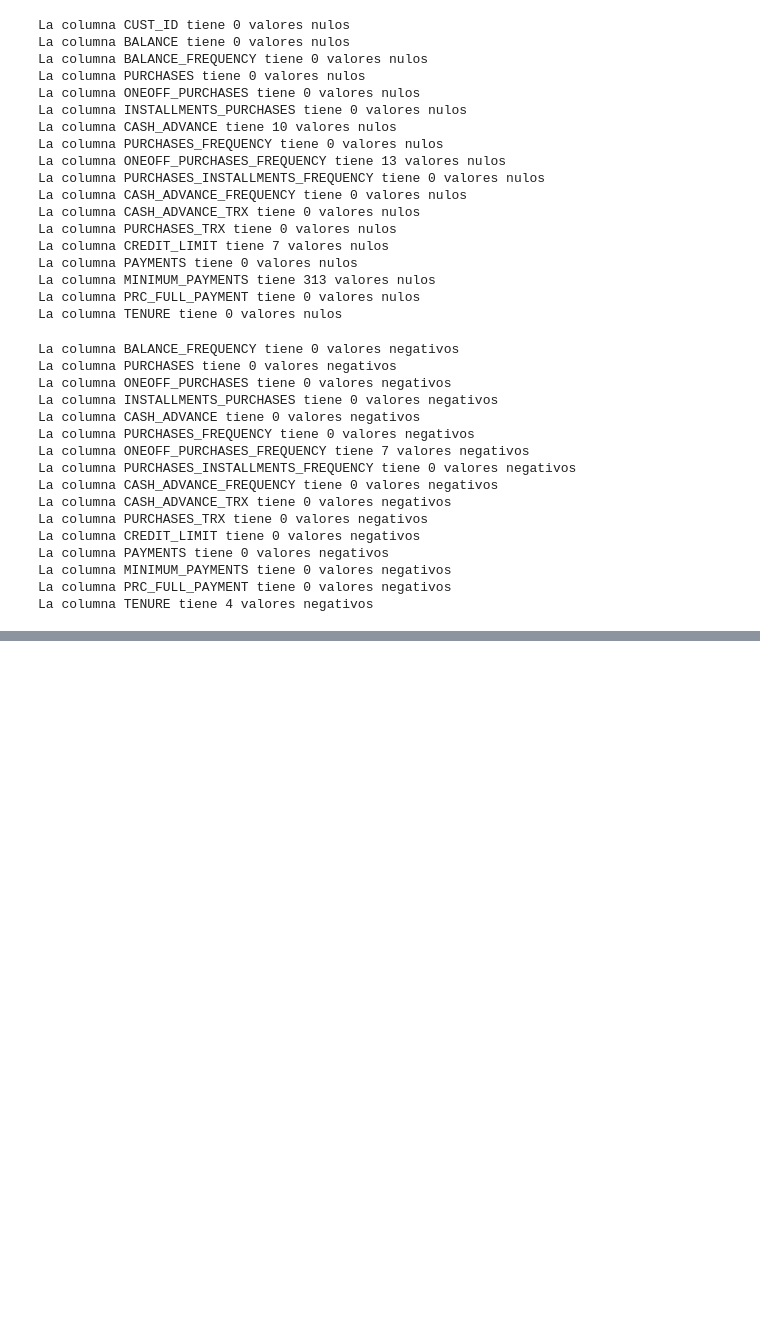
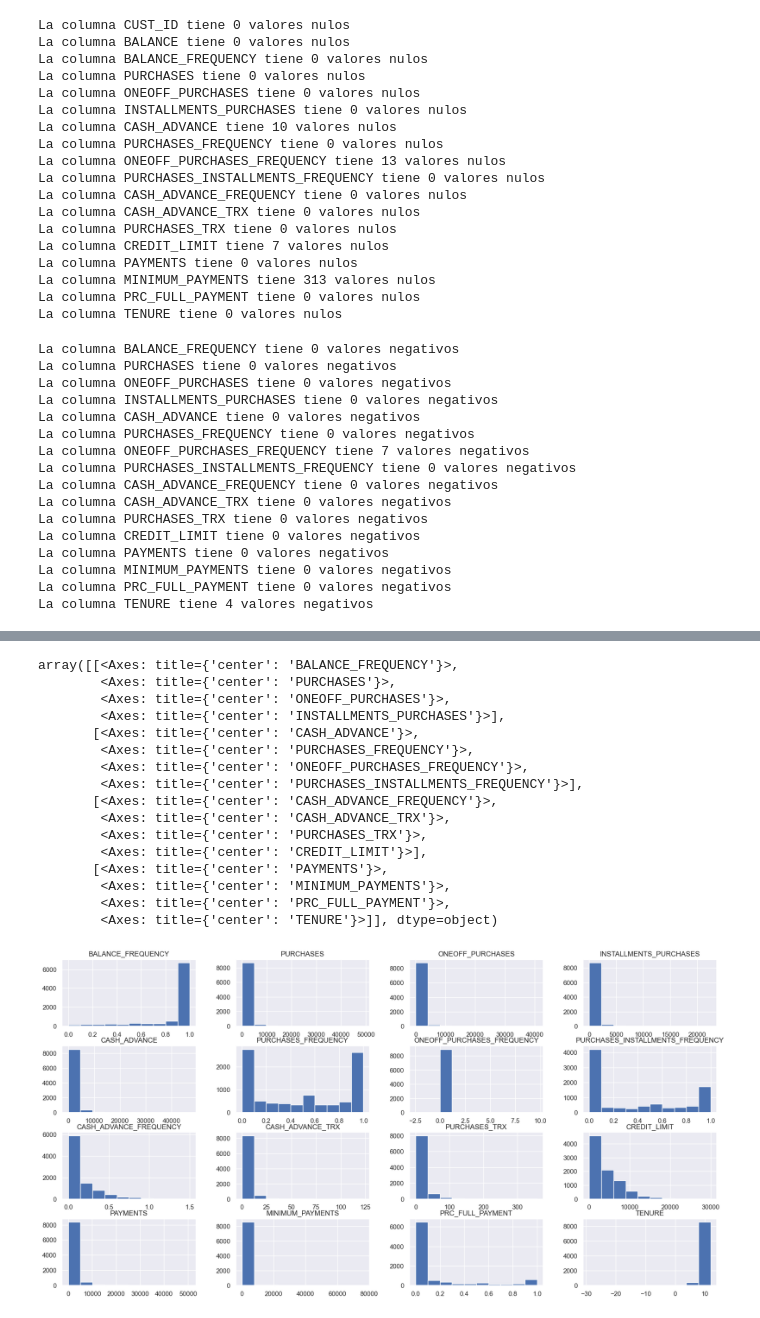
Before and after one commit to itsmemanuu/Lab01BI, a Jupyter notebook: LAB01.ipynb, the cells around one changed output, grey strips where cells are left out. Cells and saved outputs as stored; diff of their text form; code cells hidden in the pictures; blank space fills up the shorter version.

```diff
--- a/LAB01.ipynb
+++ b/LAB01.ipynb
@@ -256,0 +287,23 @@ La columna TENURE tiene 4 valores negativos
+# %%
+#Histograma de las variables numericas
+fig=plt.figure(figsize=(20,10))
+ax = fig.gca()
+dataframe_alpes[Columnsnumeric].hist(ax=ax)
+# %% [output]
+array([[<Axes: title={'center': 'BALANCE_FREQUENCY'}>,
+        <Axes: title={'center': 'PURCHASES'}>,
+        <Axes: title={'center': 'ONEOFF_PURCHASES'}>,
+        <Axes: title={'center': 'INSTALLMENTS_PURCHASES'}>],
+       [<Axes: title={'center': 'CASH_ADVANCE'}>,
+        <Axes: title={'center': 'PURCHASES_FREQUENCY'}>,
+        <Axes: title={'center': 'ONEOFF_PURCHASES_FREQUENCY'}>,
+        <Axes: title={'center': 'PURCHASES_INSTALLMENTS_FREQUENCY'}>],
+       [<Axes: title={'center': 'CASH_ADVANCE_FREQUENCY'}>,
+        <Axes: title={'center': 'CASH_ADVANCE_TRX'}>,
+        <Axes: title={'center': 'PURCHASES_TRX'}>,
+        <Axes: title={'center': 'CREDIT_LIMIT'}>],
+       [<Axes: title={'center': 'PAYMENTS'}>,
+        <Axes: title={'center': 'MINIMUM_PAYMENTS'}>,
+        <Axes: title={'center': 'PRC_FULL_PAYMENT'}>,
+        <Axes: title={'center': 'TENURE'}>]], dtype=object)
+[figure, added]
```
Also changed, not shown: parts of 10 cells of this notebook.
